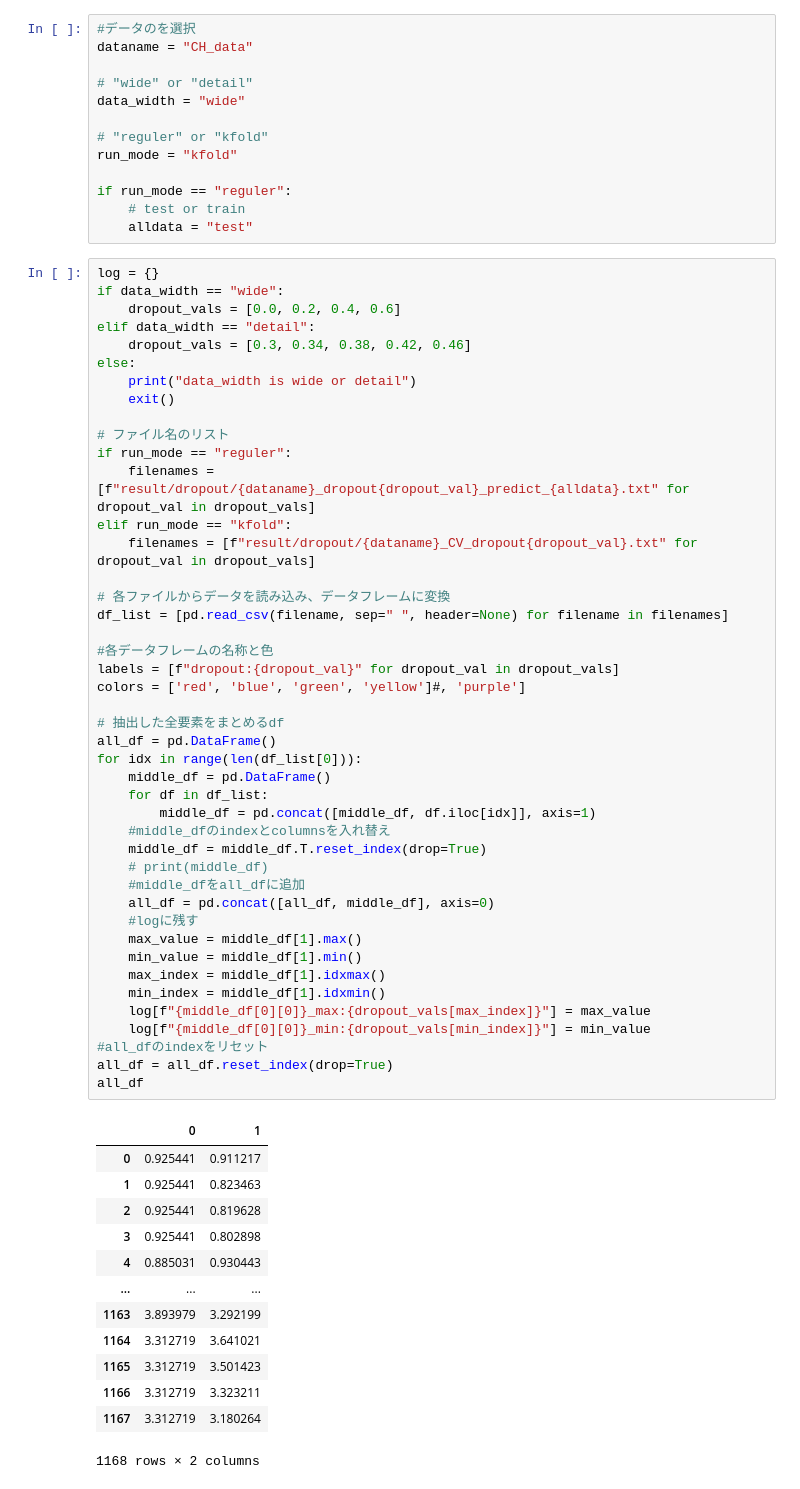
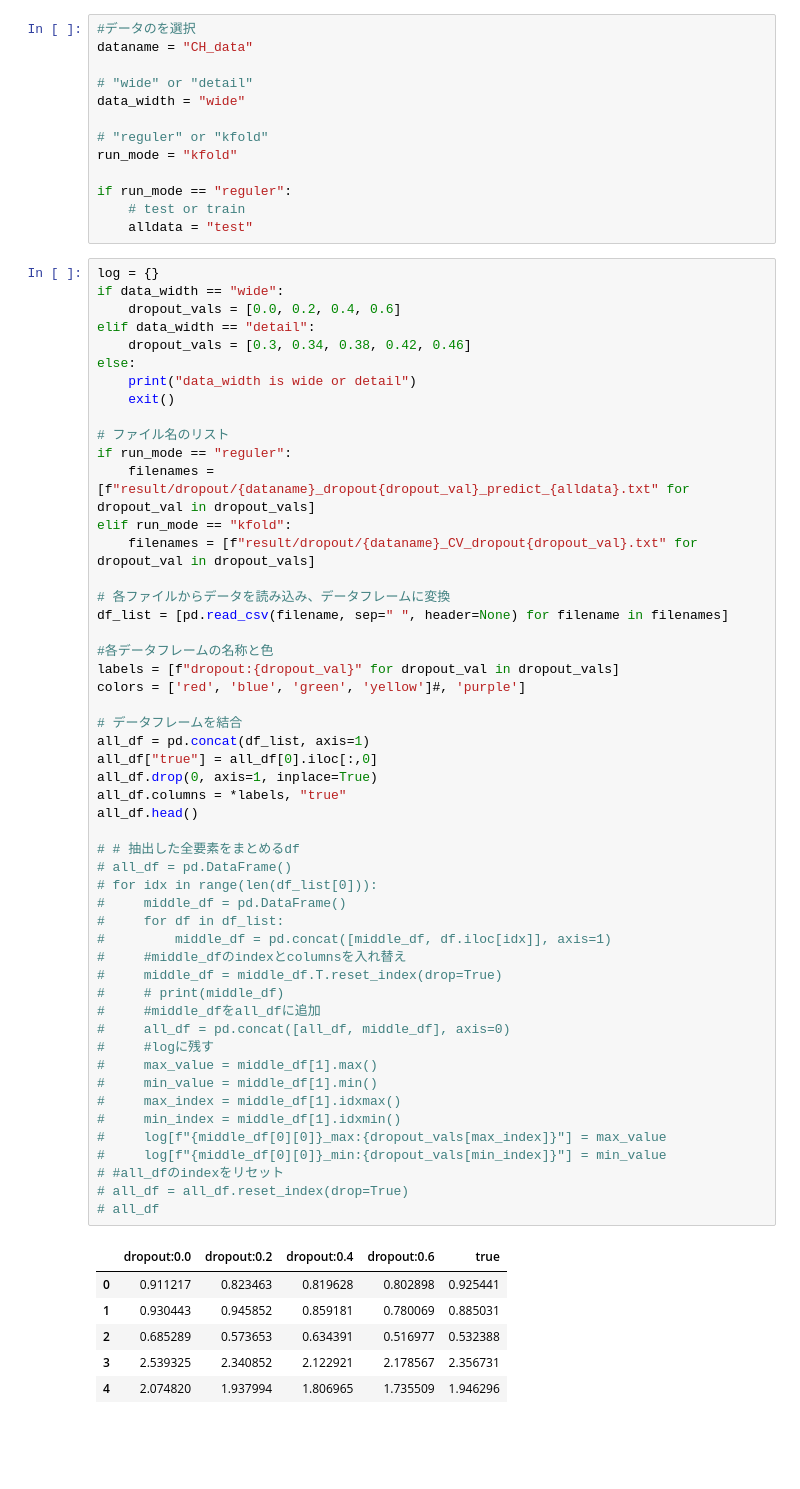
Before and after one commit to nao008/DOSnet_old, a Jupyter notebook: plot_dropout.ipynb, the cells around one changed output. Cells and saved outputs as stored; diff of their text form; blank space fills up the shorter version.

```diff
--- a/plot_dropout.ipynb
+++ b/plot_dropout.ipynb
@@ -19,58 +21,58 @@ if run_mode == "reguler":
 # %%
 log = {}
 if data_width == "wide":
     dropout_vals = [0.0, 0.2, 0.4, 0.6]
 elif data_width == "detail":
     dropout_vals = [0.3, 0.34, 0.38, 0.42, 0.46]
 else:
     print("data_width is wide or detail")
     exit()
 
 # ファイル名のリスト
 if run_mode == "reguler":
     filenames = [f"result/dropout/{dataname}_dropout{dropout_val}_predict_{alldata}.txt" for dropout_val in dropout_vals]
 elif run_mode == "kfold":
     filenames = [f"result/dropout/{dataname}_CV_dropout{dropout_val}.txt" for dropout_val in dropout_vals]
 
 # 各ファイルからデータを読み込み、データフレームに変換
 df_list = [pd.read_csv(filename, sep=" ", header=None) for filename in filenames]
 
 #各データフレームの名称と色
 labels = [f"dropout:{dropout_val}" for dropout_val in dropout_vals]
 colors = ['red', 'blue', 'green', 'yellow']#, 'purple']
 
-# 抽出した全要素をまとめるdf
-all_df = pd.DataFrame()
-for idx in range(len(df_list[0])):
-    middle_df = pd.DataFrame()
-    for df in df_list:
-        middle_df = pd.concat([middle_df, df.iloc[idx]], axis=1)
-    #middle_dfのindexとcolumnsを入れ替え
-    middle_df = middle_df.T.reset_index(drop=True)
-    # print(middle_df)
-    #middle_dfをall_dfに追加
-    all_df = pd.concat([all_df, middle_df], axis=0)
-    #logに残す
-    max_value = middle_df[1].max()
-    min_value = middle_df[1].min()
-    max_index = middle_df[1].idxmax()
-    min_index = middle_df[1].idxmin()
-    log[f"{middle_df[0][0]}_max:{dropout_vals[max_index]}"] = max_value
-    log[f"{middle_df[0][0]}_min:{dropout_vals[min_index]}"] = min_value
-#all_dfのindexをリセット
-all_df = all_df.reset_index(drop=True)
-all_df
+# データフレームを結合
+all_df = pd.concat(df_list, axis=1)
+all_df["true"] = all_df[0].iloc[:,0]
+all_df.drop(0, axis=1, inplace=True)
+all_df.columns = *labels, "true"
+all_df.head()
+
+# # 抽出した全要素をまとめるdf
+# all_df = pd.DataFrame()
+# for idx in range(len(df_list[0])):
+#     middle_df = pd.DataFrame()
+#     for df in df_list:
+#         middle_df = pd.concat([middle_df, df.iloc[idx]], axis=1)
+#     #middle_dfのindexとcolumnsを入れ替え
+#     middle_df = middle_df.T.reset_index(drop=True)
+#     # print(middle_df)
+#     #middle_dfをall_dfに追加
+#     all_df = pd.concat([all_df, middle_df], axis=0)
+#     #logに残す
+#     max_value = middle_df[1].max()
+#     min_value = middle_df[1].min()
+#     max_index = middle_df[1].idxmax()
+#     min_index = middle_df[1].idxmin()
+#     log[f"{middle_df[0][0]}_max:{dropout_vals[max_index]}"] = max_value
+#     log[f"{middle_df[0][0]}_min:{dropout_vals[min_index]}"] = min_value
+# #all_dfのindexをリセット
+# all_df = all_df.reset_index(drop=True)
+# all_df
 # %% [output]
-|  | 0 | 1 |
-| 0 | 0.925441 | 0.911217 |
-| 1 | 0.925441 | 0.823463 |
-| 2 | 0.925441 | 0.819628 |
-| 3 | 0.925441 | 0.802898 |
-| 4 | 0.885031 | 0.930443 |
-| ... | ... | ... |
-| 1163 | 3.893979 | 3.292199 |
-| 1164 | 3.312719 | 3.641021 |
-| 1165 | 3.312719 | 3.501423 |
-| 1166 | 3.312719 | 3.323211 |
-| 1167 | 3.312719 | 3.180264 |
+|  | dropout:0.0 | dropout:0.2 | dropout:0.4 | dropout:0.6 | true |
+| 0 | 0.911217 | 0.823463 | 0.819628 | 0.802898 | 0.925441 |
+| 1 | 0.930443 | 0.945852 | 0.859181 | 0.780069 | 0.885031 |
+| 2 | 0.685289 | 0.573653 | 0.634391 | 0.516977 | 0.532388 |
+| 3 | 2.539325 | 2.340852 | 2.122921 | 2.178567 | 2.356731 |
+| 4 | 2.074820 | 1.937994 | 1.806965 | 1.735509 | 1.946296 |
-1168 rows × 2 columns
```
Also changed, not shown: parts of 13 cells of this notebook.
